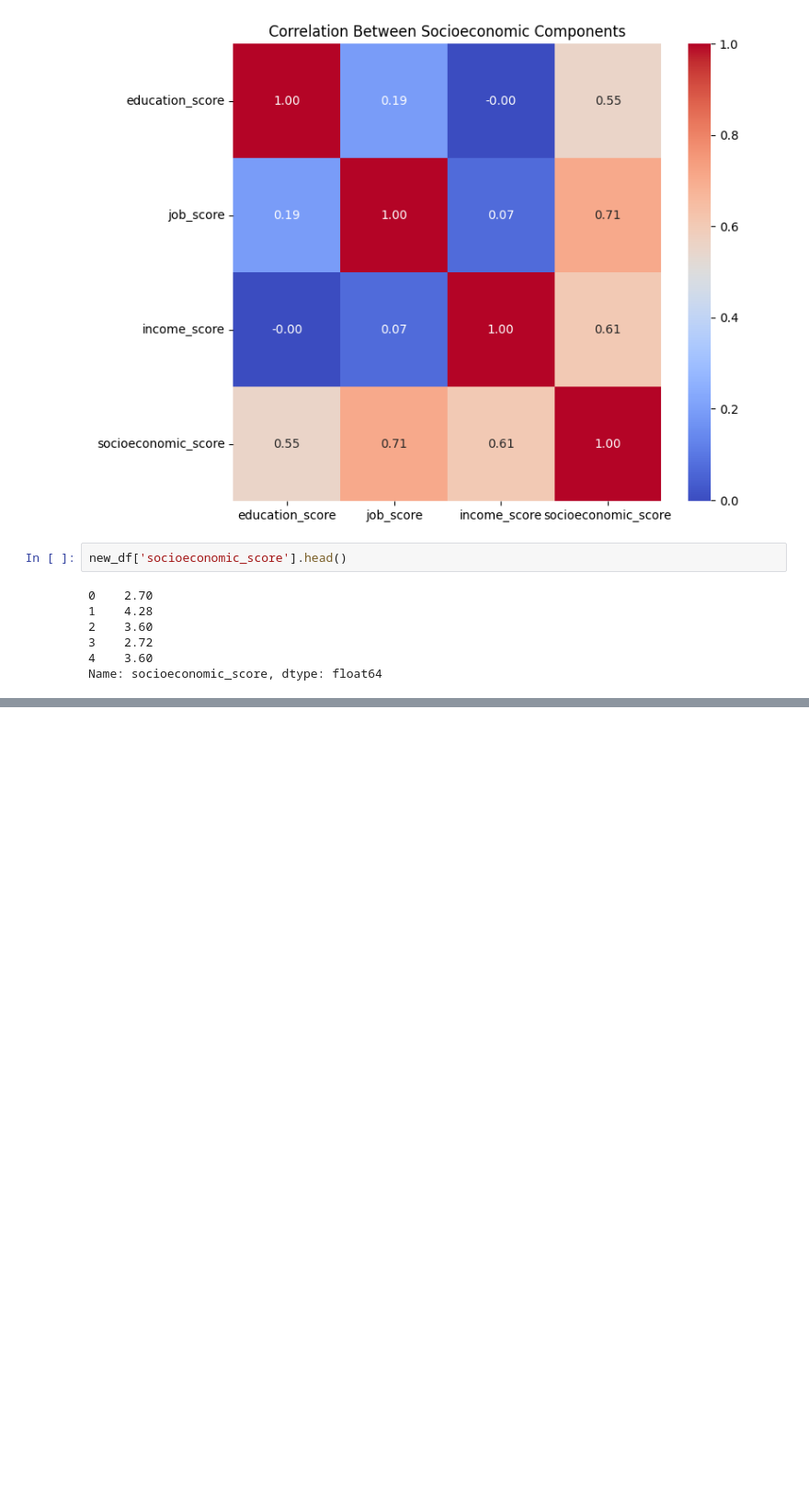
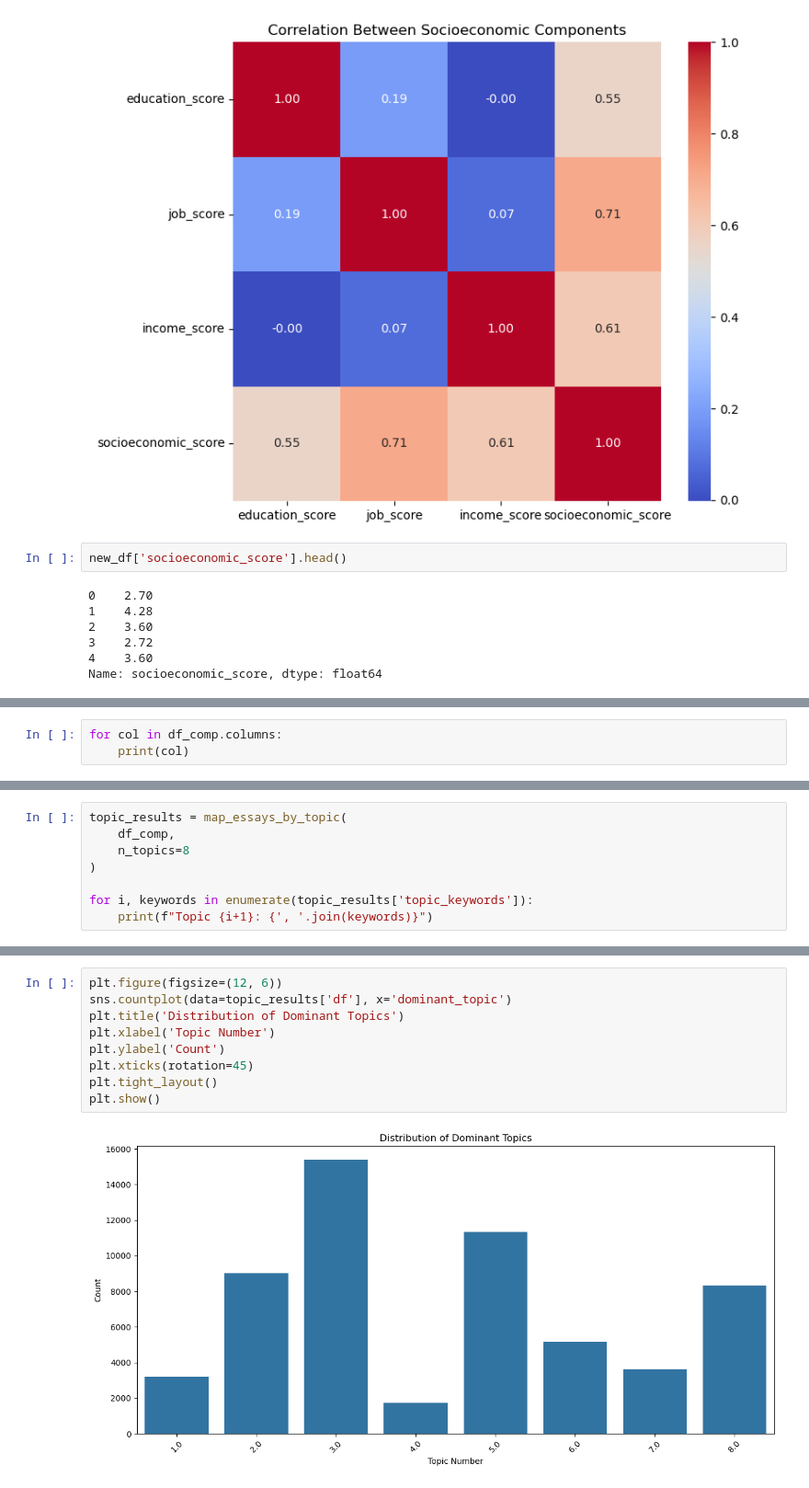
Before and after one commit to olavodd42/OKCupid-Date-a-Scientist, a Jupyter notebook: date-a-scientist.ipynb, the cells around one changed output, grey strips where cells are left out. Shown at 92% size. Drawn from its saved outputs; the diff is of its cells as text; blank space fills up the shorter version.

```diff
--- a/date-a-scientist.ipynb
+++ b/date-a-scientist.ipynb
@@ -1923,0 +2242,3 @@ Name: socioeconomic_score, dtype: float64
+# %%
+for col in df_comp.columns:
+    print(col)
@@ -1923,0 +2361,8 @@ Name: socioeconomic_score, dtype: float64
+# %%
+topic_results = map_essays_by_topic(
+    df_comp,
+    n_topics=8
+)
+
+for i, keywords in enumerate(topic_results['topic_keywords']):
+    print(f"Topic {i+1}: {', '.join(keywords)}")
@@ -1923,0 +2389,11 @@ Name: socioeconomic_score, dtype: float64
+# %%
+plt.figure(figsize=(12, 6))
+sns.countplot(data=topic_results['df'], x='dominant_topic')
+plt.title('Distribution of Dominant Topics')
+plt.xlabel('Topic Number')
+plt.ylabel('Count')
+plt.xticks(rotation=45)
+plt.tight_layout()
+plt.show()
+# %% [output]
+[figure, added]
```
Also changed, not shown: parts of 39 cells of this notebook, 5 other files.
